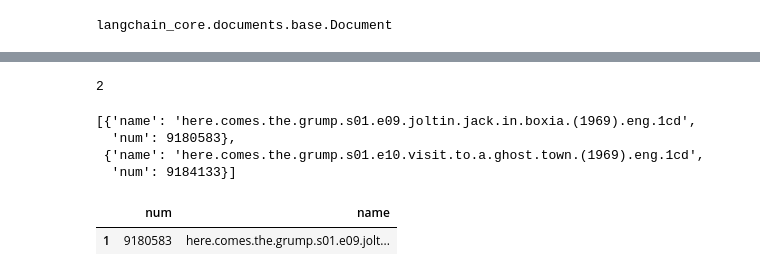
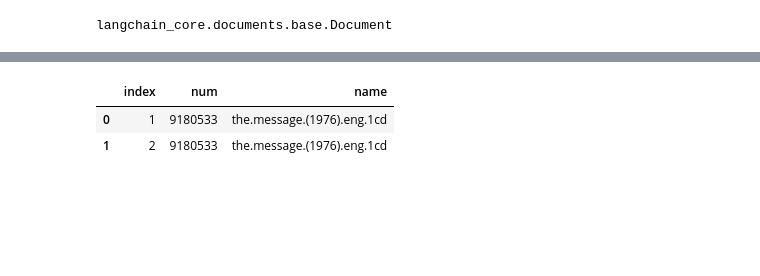
Before and after one commit to kaushikrahul1993/Generative-AI-Domain, a Jupyter notebook: Gen_AI_Project.ipynb, the cells around one changed output, grey strips where cells are left out. Saved outputs shown, nothing was run; the diff lists cells and outputs as text; code cells hidden in the pictures; blank space fills up the shorter version.

```diff
--- a/Gen_AI_Project.ipynb
+++ b/Gen_AI_Project.ipynb
@@ -565,6 +563,6 @@ df.head()
 # %%
 documents = [
-    Document(page_content=row["file_content_clean"], metadata={"name": row["name"],"num": row["num"]})
+    Document(page_content=row["subtitle_clean"], metadata={"name": row["name"],"num": row["num"]})
     for _, row in df.iterrows()
 ]
 # %%
@@ -773,19 +651,20 @@ Top 2 cosine similarities: [81 66]
-# %%
-query_vector = langchain_embed_model.embed_query(query)
-
-relevant_chunks = db1.similarity_search_by_vector(embedding=query_vector, k=2)
-
-print(len(relevant_chunks))
-
-[doc.metadata for doc in relevant_chunks]
-# %% [output]
-2
-[{'name': 'here.comes.the.grump.s01.e09.joltin.jack.in.boxia.(1969).eng.1cd',
-  'num': 9180583},
- {'name': 'here.comes.the.grump.s01.e10.visit.to.a.ghost.town.(1969).eng.1cd',
-  'num': 9184133}]
-# %%
-df.loc[[1],['num','name']]
-# %% [output]
-|  | num | name |
-| 1 | 9180583 | here.comes.the.grump.s01.e09.jolt... |
+# %%
+def subtitle_finder(audio_path,top_k):
+  result = model.transcribe(audio_path)
+  query=result["text"]
+  query_vector = langchain_embed_model.embed_query(query)
+  relevant_chunks = db1.similarity_search_by_vector(embedding=query_vector, k=top_k)
+  sub_df=pd.DataFrame(columns=['num','name'])
+  for doc in relevant_chunks:
+    sub_df.loc[len(sub_df)+1]=[doc.metadata['num'],doc.metadata['name']]
+  sub_df.reset_index(inplace=True)
+  return  sub_df
+# %%
+audio_path='the_message_5min.wav'
+top_k=2
+sub_df=subtitle_finder(audio_path,top_k)
+sub_df
+# %% [output]
+|  | index | num | name |
+| 0 | 1 | 9180533 | the.message.(1976).eng.1cd |
+| 1 | 2 | 9180533 | the.message.(1976).eng.1cd |
```
Also changed, not shown: parts of 31 cells of this notebook.
